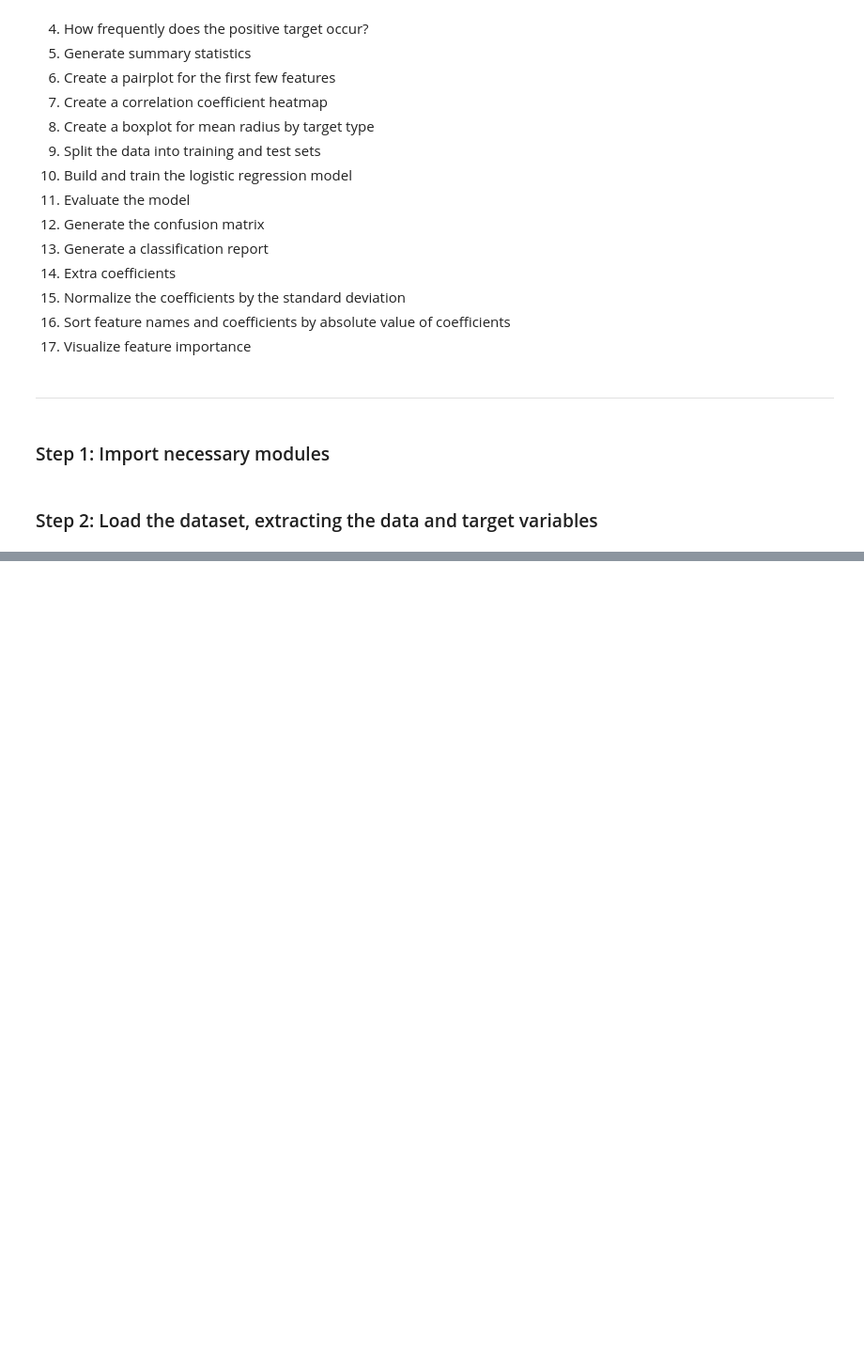
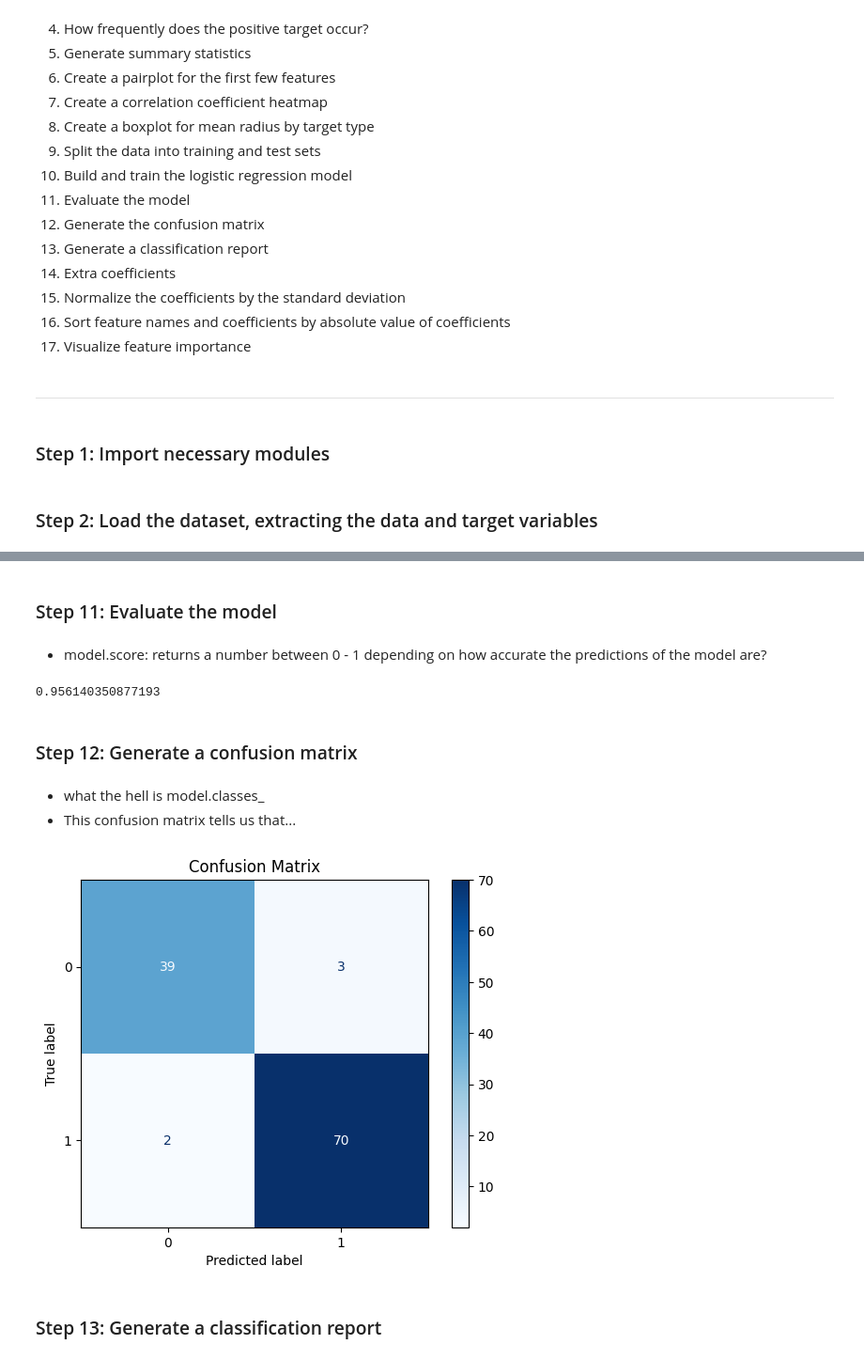
Before and after one commit to danieljcoh/Springboot_AI-ML_Bootcamp, a Jupyter notebook: projects/Logistic_Regression.ipynb, the cells around one changed output, grey strips where cells are left out. Shown at 94% size. Cells and saved outputs as stored; diff of their text form; code cells hidden in the pictures; blank space fills up the shorter version.

```diff
--- a/projects/Logistic_Regression.ipynb
+++ b/projects/Logistic_Regression.ipynb
@@ -46,0 +128,7 @@ df = dataset.data # df will _not_ include target (you need to use `dataset.frame
+# %%
+X = df # X is the data
+y = target # y is the target
+
+X_train, X_test, y_train, y_test = train_test_split(
+    X, y, test_size=0.2, random_state=42, stratify=y
+)
@@ -46,0 +140,3 @@ df = dataset.data # df will _not_ include target (you need to use `dataset.frame
+# %%
+model = LogisticRegression(max_iter=1000, random_state=12)
+model.fit(X_train, y_train)
@@ -46,0 +153,24 @@ df = dataset.data # df will _not_ include target (you need to use `dataset.frame
+# %% [markdown]
+### Step 11: Evaluate the model
+# %% [markdown]
+- model.score: returns a number between 0 - 1 depending on how accurate the predictions of the model are?
+# %%
+print(model.score(X_test, y_test))
+# %% [output]
+0.956140350877193
+# %% [markdown]
+### Step 12: Generate a confusion matrix
+# %% [markdown]
+- what the hell is model.classes_
+- This confusion matrix tells us that...
+# %%
+y_pred = model.predict(X_test)
+cm = confusion_matrix(y_test, y_pred)
+disp = ConfusionMatrixDisplay(confusion_matrix=cm, display_labels=model.classes_)
+disp.plot(cmap='Blues')
+plt.title("Confusion Matrix")
+plt.show()
+# %% [output]
+[figure, added]
+# %% [markdown]
+### Step 13: Generate a classification report
```
Also changed, not shown: parts of 31 cells of this notebook, 2 other files.
